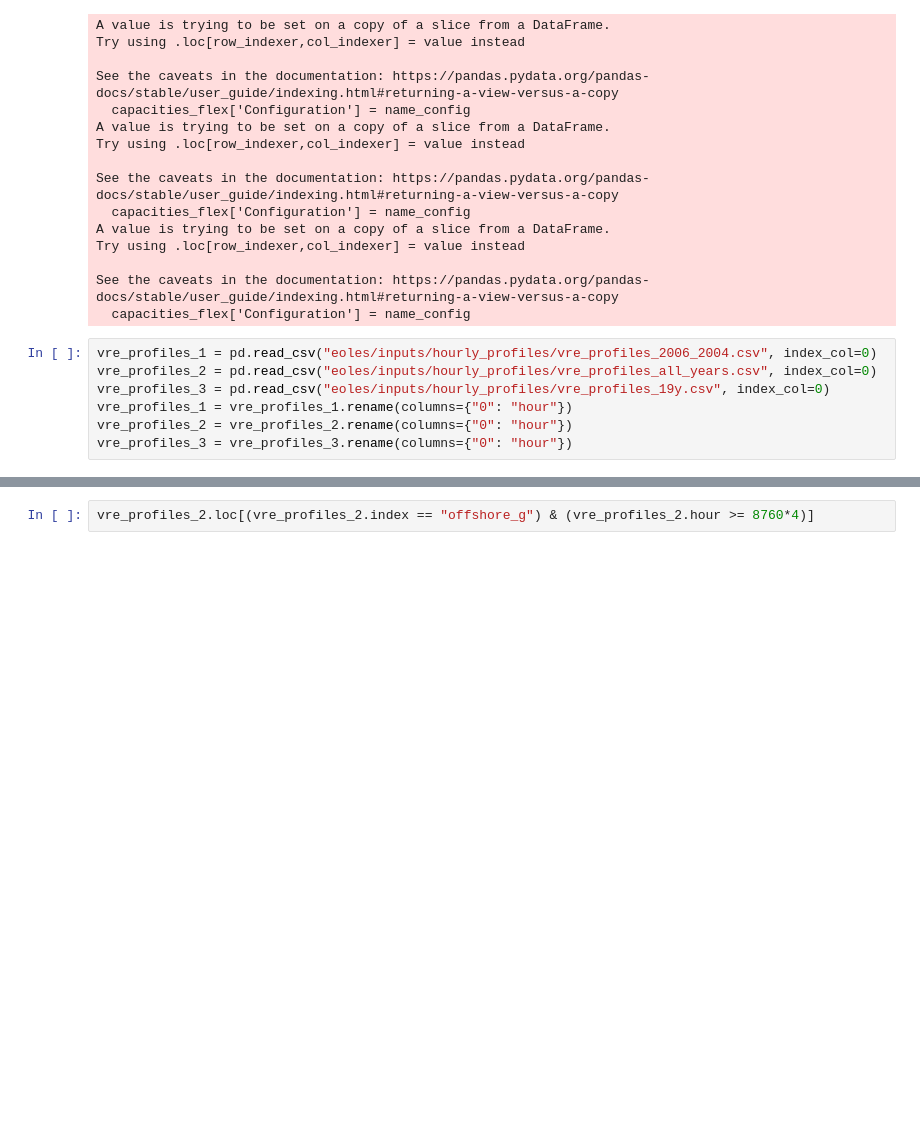
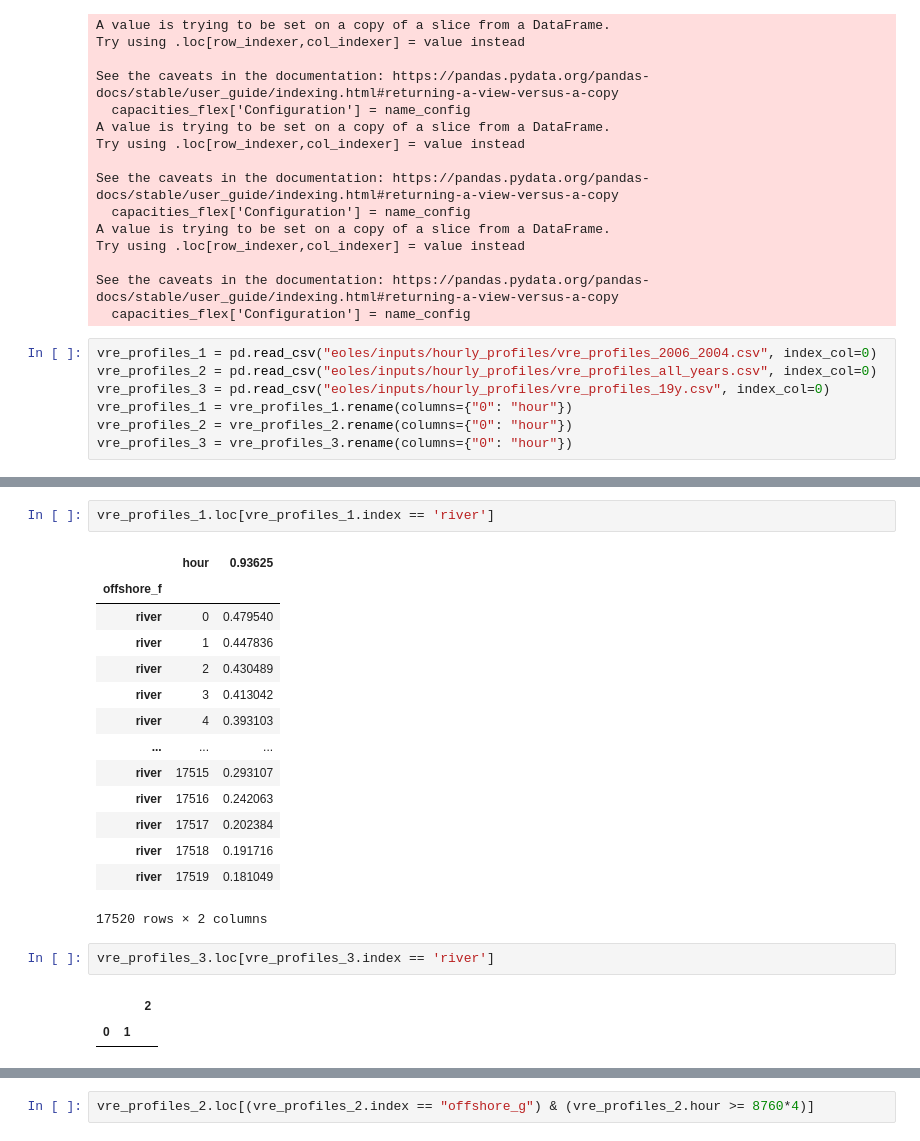
Before and after one commit to CIRED/EOLES-Coupling, a Jupyter notebook: analysis_xps_092023.ipynb, the cells around one changed output, grey strips where cells are left out. Saved outputs shown, nothing was run; the diff lists cells and outputs as text; blank space fills up the shorter version.

```diff
--- a/analysis_xps_092023.ipynb
+++ b/analysis_xps_092023.ipynb
@@ -393,3 +414,25 @@ vre_profiles_3 = vre_profiles_3.rename(columns={"0": "hour"})
+# %%
+vre_profiles_1.loc[vre_profiles_1.index == 'river']
+# %% [output]
+|  | hour | 0.93625 |
+| offshore_f |  |  |
+| river | 0 | 0.479540 |
+| river | 1 | 0.447836 |
+| river | 2 | 0.430489 |
+| river | 3 | 0.413042 |
+| river | 4 | 0.393103 |
+| ... | ... | ... |
+| river | 17515 | 0.293107 |
+| river | 17516 | 0.242063 |
+| river | 17517 | 0.202384 |
+| river | 17518 | 0.191716 |
+| river | 17519 | 0.181049 |
+17520 rows × 2 columns
+# %%
+vre_profiles_3.loc[vre_profiles_3.index == 'river']
+# %% [output]
+|  |  | 2 |
+| 0 | 1 |  |
 # %%
 vre_profiles_3.index.unique()
 # %% [output]
```
Also changed, not shown: parts of 6 cells of this notebook, 8 other files.
